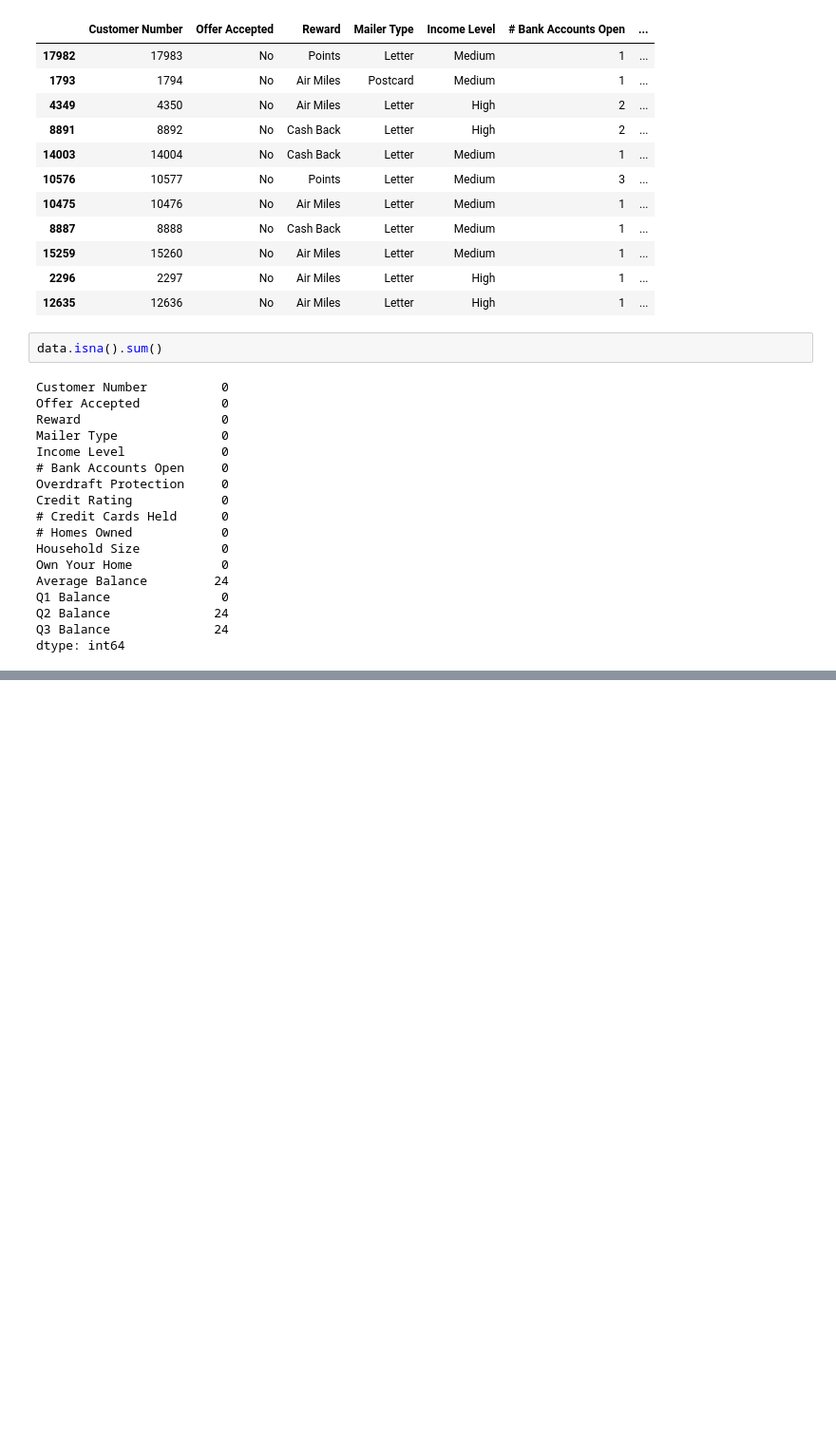
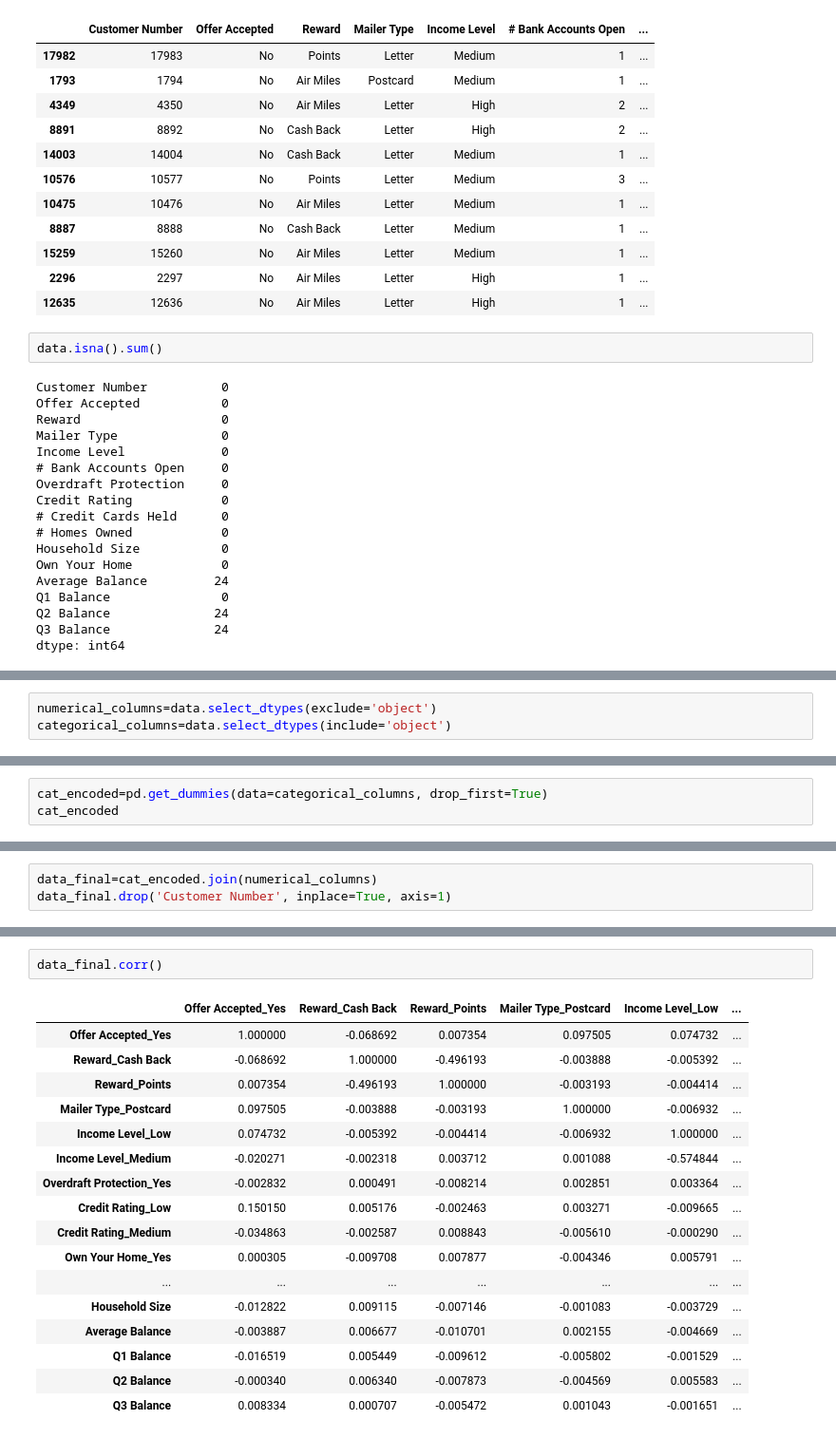
Before and after one commit to KalengaMbonyinshuti/Mid_project_IRONHACK, a Jupyter notebook: notebooks/Solutions-Mid project.ipynb, the cells around one changed output, grey strips where cells are left out. Shown: that part at 95% size. Saved outputs shown, nothing was run; the diff lists cells and outputs as text; blank space fills up the shorter version.

```diff
--- a/notebooks/Solutions-Mid project.ipynb
+++ b/notebooks/Solutions-Mid project.ipynb
@@ -515,0 +658,3 @@ array([2, 1, 3, 4], dtype=int64)
+# %%
+numerical_columns=data.select_dtypes(exclude='object')
+categorical_columns=data.select_dtypes(include='object')
@@ -515,0 +719,3 @@ array([2, 1, 3, 4], dtype=int64)
+# %%
+cat_encoded=pd.get_dummies(data=categorical_columns, drop_first=True)
+cat_encoded
@@ -515,0 +736,3 @@ array([2, 1, 3, 4], dtype=int64)
+# %%
+data_final=cat_encoded.join(numerical_columns)
+data_final.drop('Customer Number', inplace=True, axis=1)
@@ -515,0 +874,20 @@ array([2, 1, 3, 4], dtype=int64)
+# %%
+data_final.corr()
+# %% [output]
+|  | Offer Accepted_Yes | Reward_Cash Back | Reward_Points | Mailer Type_Postcard | Income Level_Low | ... |
+| Offer Accepted_Yes | 1.000000 | -0.068692 | 0.007354 | 0.097505 | 0.074732 | ... |
+| Reward_Cash Back | -0.068692 | 1.000000 | -0.496193 | -0.003888 | -0.005392 | ... |
+| Reward_Points | 0.007354 | -0.496193 | 1.000000 | -0.003193 | -0.004414 | ... |
+| Mailer Type_Postcard | 0.097505 | -0.003888 | -0.003193 | 1.000000 | -0.006932 | ... |
+| Income Level_Low | 0.074732 | -0.005392 | -0.004414 | -0.006932 | 1.000000 | ... |
+| Income Level_Medium | -0.020271 | -0.002318 | 0.003712 | 0.001088 | -0.574844 | ... |
+| Overdraft Protection_Yes | -0.002832 | 0.000491 | -0.008214 | 0.002851 | 0.003364 | ... |
+| Credit Rating_Low | 0.150150 | 0.005176 | -0.002463 | 0.003271 | -0.009665 | ... |
+| Credit Rating_Medium | -0.034863 | -0.002587 | 0.008843 | -0.005610 | -0.000290 | ... |
+| Own Your Home_Yes | 0.000305 | -0.009708 | 0.007877 | -0.004346 | 0.005791 | ... |
+| ... | ... | ... | ... | ... | ... | ... |
+| Household Size | -0.012822 | 0.009115 | -0.007146 | -0.001083 | -0.003729 | ... |
+| Average Balance | -0.003887 | 0.006677 | -0.010701 | 0.002155 | -0.004669 | ... |
+| Q1 Balance | -0.016519 | 0.005449 | -0.009612 | -0.005802 | -0.001529 | ... |
+| Q2 Balance | -0.000340 | 0.006340 | -0.007873 | -0.004569 | 0.005583 | ... |
+| Q3 Balance | 0.008334 | 0.000707 | -0.005472 | 0.001043 | -0.001651 | ... |
```
Also changed, not shown: parts of 53 cells of this notebook, 9 other files.
